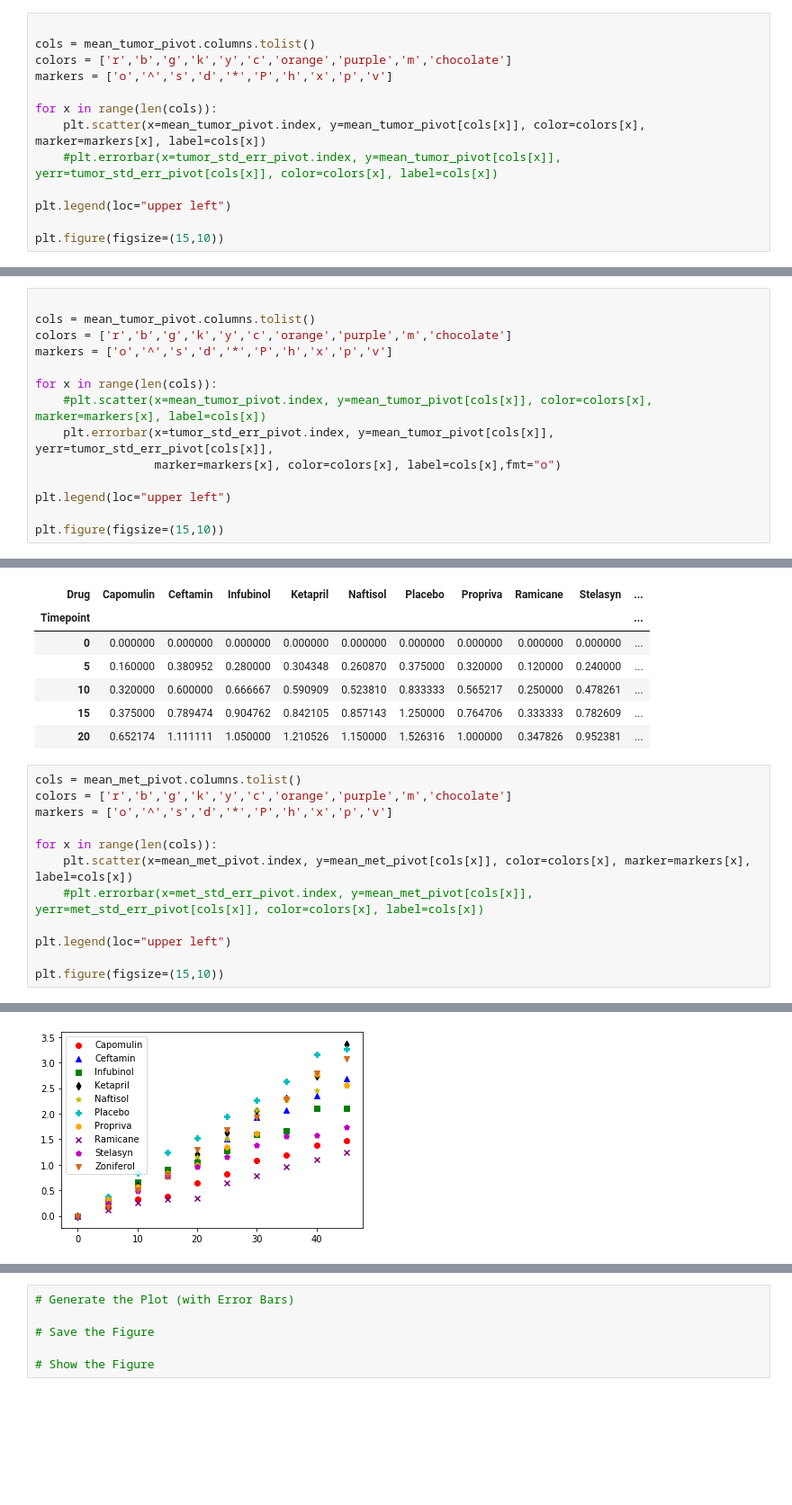
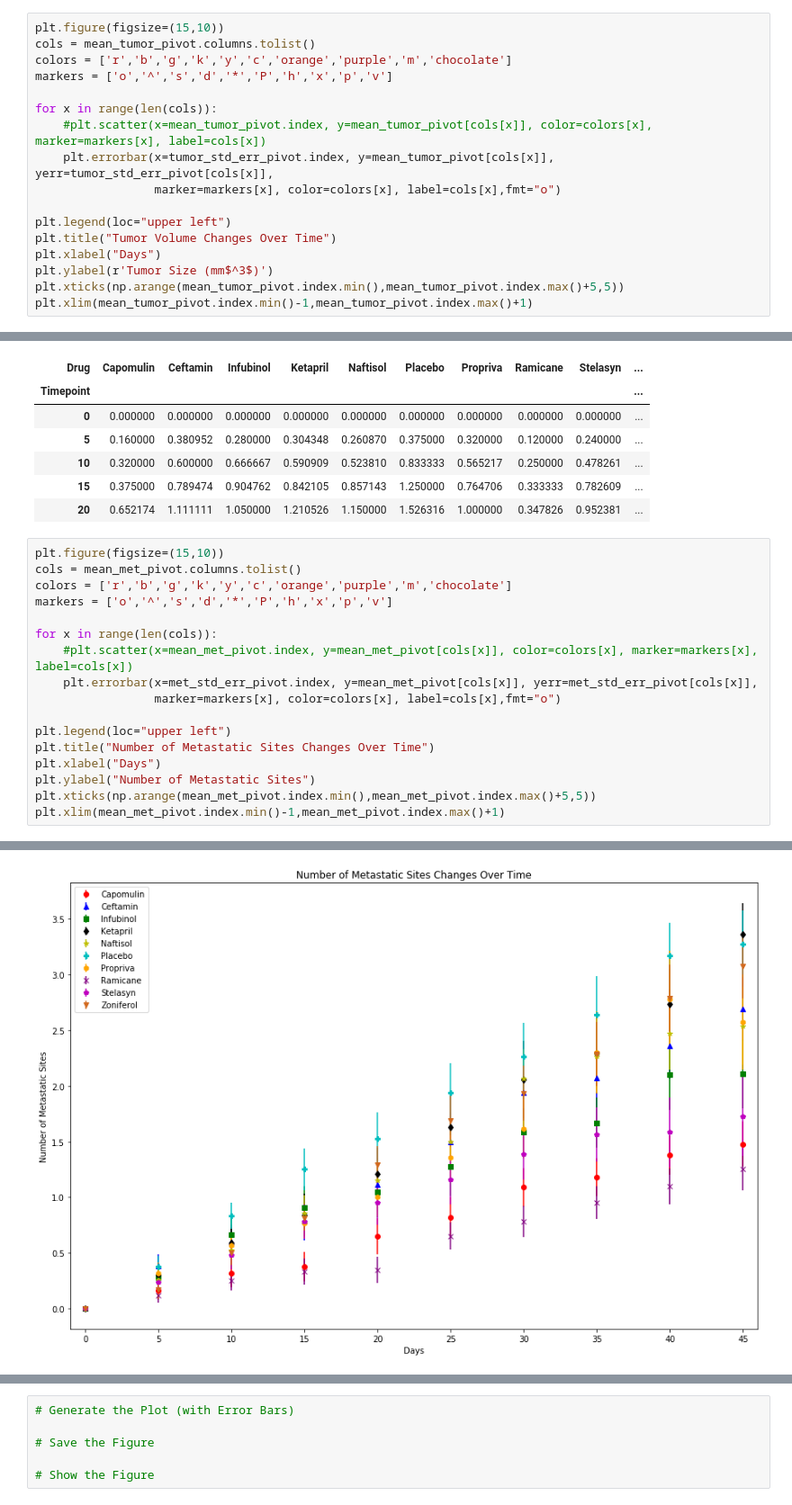
Before and after one commit to efrisch6/matplotlib-challenge, a Jupyter notebook: Pymaceuticals/pymaceuticals_starter.ipynb, the cells around one changed output, grey strips where cells are left out. Shown: that part at 90% size. Saved outputs shown, nothing was run; the diff lists cells and outputs as text; blank space fills up the shorter version.

```diff
--- a/Pymaceuticals/pymaceuticals_starter.ipynb
+++ b/Pymaceuticals/pymaceuticals_starter.ipynb
@@ -80,16 +80,20 @@ mean_tumor_pivot.head()
 | 15 | 42.064317 | 50.094055 | 51.296397 | 52.399974 | 50.933018 | 51.359742 | 51.067318 | 41.495061 | 51.529409 | ... |
 | 20 | 40.716325 | 52.157049 | 53.197691 | 54.920935 | 53.644087 | 54.364417 | 53.346737 | 40.238325 | 54.067395 | ... |
 # %%
-
+plt.figure(figsize=(15,10))
 cols = mean_tumor_pivot.columns.tolist()
 colors = ['r','b','g','k','y','c','orange','purple','m','chocolate']
 markers = ['o','^','s','d','*','P','h','x','p','v']
 
 for x in range(len(cols)):
-    plt.scatter(x=mean_tumor_pivot.index, y=mean_tumor_pivot[cols[x]], color=colors[x], marker=markers[x], label=cols[x])
-    #plt.errorbar(x=tumor_std_err_pivot.index, y=mean_tumor_pivot[cols[x]], yerr=tumor_std_err_pivot[cols[x]], color=colors[x], label=cols[x])
+    #plt.scatter(x=mean_tumor_pivot.index, y=mean_tumor_pivot[cols[x]], color=colors[x], marker=markers[x], label=cols[x])
+    plt.errorbar(x=tumor_std_err_pivot.index, y=mean_tumor_pivot[cols[x]], yerr=tumor_std_err_pivot[cols[x]],
+                 marker=markers[x], color=colors[x], label=cols[x],fmt="o")
 
 plt.legend(loc="upper left")
-
-plt.figure(figsize=(15,10))
+plt.title("Tumor Volume Changes Over Time")
+plt.xlabel("Days")
+plt.ylabel(r'Tumor Size (mm$^3$)')
+plt.xticks(np.arange(mean_tumor_pivot.index.min(),mean_tumor_pivot.index.max()+5,5))
+plt.xlim(mean_tumor_pivot.index.min()-1,mean_tumor_pivot.index.max()+1)
 # %% [output]
@@ -99,14 +101,0 @@ plt.figure(figsize=(15,10))
-# %%
-
-cols = mean_tumor_pivot.columns.tolist()
-colors = ['r','b','g','k','y','c','orange','purple','m','chocolate']
-markers = ['o','^','s','d','*','P','h','x','p','v']
-
-for x in range(len(cols)):
-    #plt.scatter(x=mean_tumor_pivot.index, y=mean_tumor_pivot[cols[x]], color=colors[x], marker=markers[x], label=cols[x])
-    plt.errorbar(x=tumor_std_err_pivot.index, y=mean_tumor_pivot[cols[x]], yerr=tumor_std_err_pivot[cols[x]],
-                 marker=markers[x], color=colors[x], label=cols[x],fmt="o")
-
-plt.legend(loc="upper left")
-
-plt.figure(figsize=(15,10))
@@ -178,15 +163,20 @@ mean_met_pivot.head()
 | 15 | 0.375000 | 0.789474 | 0.904762 | 0.842105 | 0.857143 | 1.250000 | 0.764706 | 0.333333 | 0.782609 | ... |
 | 20 | 0.652174 | 1.111111 | 1.050000 | 1.210526 | 1.150000 | 1.526316 | 1.000000 | 0.347826 | 0.952381 | ... |
 # %%
+plt.figure(figsize=(15,10))
 cols = mean_met_pivot.columns.tolist()
 colors = ['r','b','g','k','y','c','orange','purple','m','chocolate']
 markers = ['o','^','s','d','*','P','h','x','p','v']
 
 for x in range(len(cols)):
-    plt.scatter(x=mean_met_pivot.index, y=mean_met_pivot[cols[x]], color=colors[x], marker=markers[x], label=cols[x])
-    #plt.errorbar(x=met_std_err_pivot.index, y=mean_met_pivot[cols[x]], yerr=met_std_err_pivot[cols[x]], color=colors[x], label=cols[x])
+    #plt.scatter(x=mean_met_pivot.index, y=mean_met_pivot[cols[x]], color=colors[x], marker=markers[x], label=cols[x])
+    plt.errorbar(x=met_std_err_pivot.index, y=mean_met_pivot[cols[x]], yerr=met_std_err_pivot[cols[x]],
+                 marker=markers[x], color=colors[x], label=cols[x],fmt="o")
 
 plt.legend(loc="upper left")
-
-plt.figure(figsize=(15,10))
+plt.title("Number of Metastatic Sites Changes Over Time")
+plt.xlabel("Days")
+plt.ylabel("Number of Metastatic Sites")
+plt.xticks(np.arange(mean_met_pivot.index.min(),mean_met_pivot.index.max()+5,5))
+plt.xlim(mean_met_pivot.index.min()-1,mean_met_pivot.index.max()+1)
 # %% [output]
@@ -194 +184 @@ plt.figure(figsize=(15,10))
-[figure, old version]
+[figure, new version]
```
Also changed, not shown: parts of 8 cells of this notebook.
